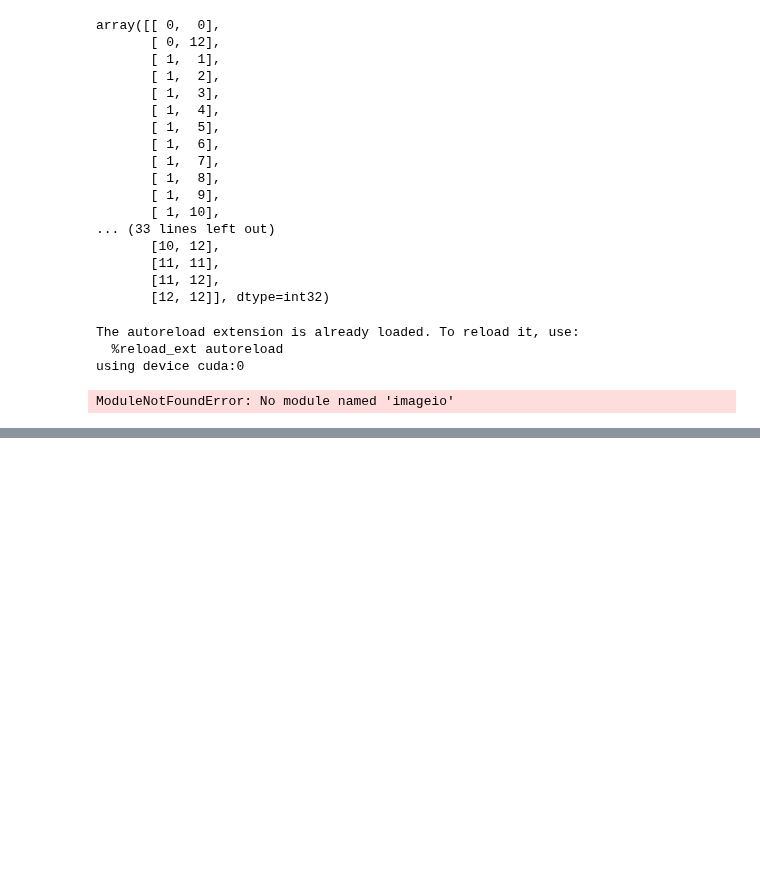
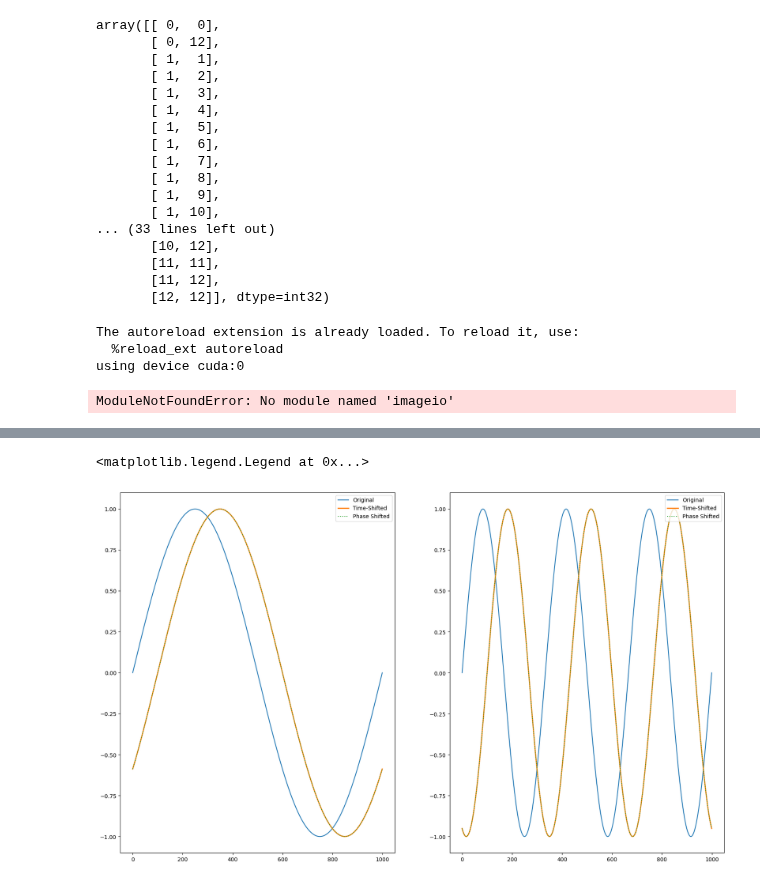
Before and after one commit to brn-dev/pytorch-repository, a Jupyter notebook: notebook_template.ipynb, the cells around one changed output, grey strips where cells are left out. Cells and saved outputs as stored; diff of their text form; code cells hidden in the pictures; blank space fills up the shorter version.

```diff
--- a/notebook_template.ipynb
+++ b/notebook_template.ipynb
@@ -321,0 +430,23 @@ KeyboardInterrupt:
+# %%
+import numpy as np
+import matplotlib.pyplot as plt
+
+
+def signal(freq: float, time_delay: float, phase_shift: float):
+    t = np.linspace(0, 1, 1000)
+    return np.sin(2 * np.pi * freq * (t - time_delay) + phase_shift)
+
+fig, axs = plt.subplots(1, 2, figsize=(20, 12))
+
+axs[0].plot(signal(1, 0, 0), label='Original')
+axs[0].plot(signal(1, 0.1, 0), linewidth=2, label='Time delayed')
+axs[0].plot(signal(1, 0, -2 * np.pi * 0.1), linestyle=':', label='Phase shifted')
+axs[0].legend()
+
+axs[1].plot(signal(3, 0, 0), label='Original')
+axs[1].plot(signal(3, 0.1, 0), linewidth=2, label='Time delayed')
+axs[1].plot(signal(3, 0, -2 * np.pi * 3 * 0.1), linestyle=':', label='Phase shifted')
+axs[1].legend(loc='upper right')
+# %% [output]
+<matplotlib.legend.Legend at 0x...>
+[figure, added]
```
Also changed, not shown: parts of 6 cells of this notebook, 15 other files.
